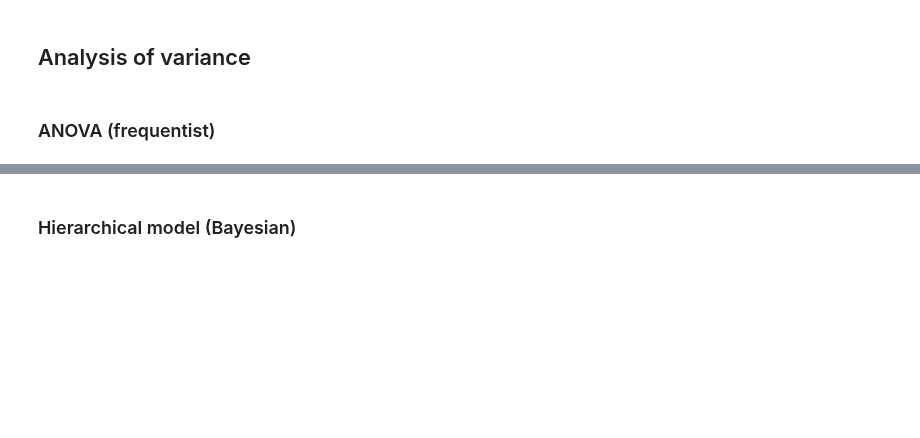
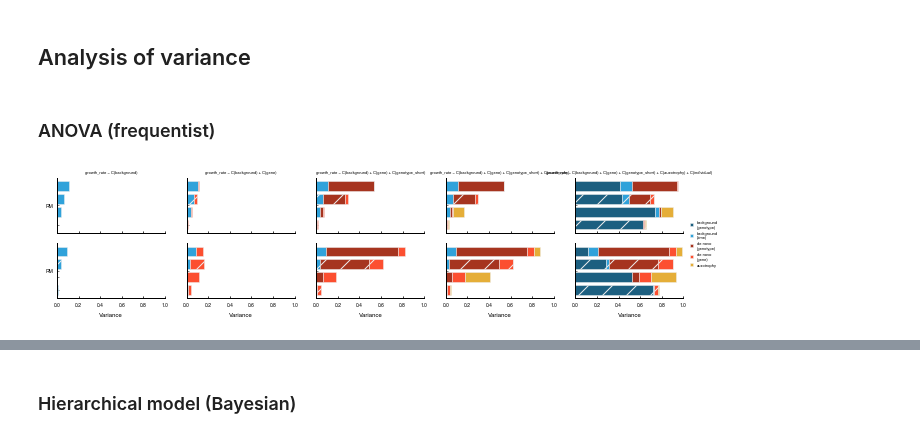
Before and after one commit to ivazquez/clonal-heterogeneity, a Jupyter notebook: src/figure5.ipynb, the cells around one changed output, grey strips where cells are left out. Drawn from its saved outputs; the diff is of its cells as text; code cells hidden in the pictures; blank space fills up the shorter version.

Commit message:
Plotting and stats functions

```diff
--- a/src/figure5.ipynb
+++ b/src/figure5.ipynb
@@ -1325,0 +1057,93 @@ plt.show()
+# %%
+sdf = spores_norm_df
+sdf = sdf[sdf.background.isin(['ancestral','evolved'])]
+sdf = sdf[np.isfinite(sdf['growth_rate'])]
+
+hdf = hybrids_norm_df
+hdf = hdf[hdf.background.isin([('ancestral','ancestral'),('ancestral','evolved'),('evolved','evolved')])]
+hdf = hdf[np.isfinite(hdf['growth_rate'])]
+
+formulas = ['growth_rate ~ C(background)',
+            'growth_rate ~ C(background) + C(gene)',
+            'growth_rate ~ C(background) + C(gene) + C(genotype_short)',
+            'growth_rate ~ C(background) + C(gene) + C(genotype_short) + C(individual)',
+            'growth_rate ~ C(background) + C(gene) + C(genotype_short) + C(individual) + C(auxotrophy)']
+
+fig, axes = plt.subplots(nrows=2, ncols=5, figsize=(10, 2), sharex=True, sharey=True)
+
+for ii, formula in enumerate(formulas):
+
+    msdf = sdf.groupby(['env_evo','env_test']).apply(stats.mean_vectors, formula)
+    mhdf = hdf.groupby(['env_evo','env_test']).apply(stats.mean_vectors, formula)
+
+    tsdf = sdf.groupby(['env_evo','env_test']).apply(stats.variance_vectors, formula)
+    thdf = hdf.groupby(['env_evo','env_test']).apply(stats.variance_vectors, formula)
+    df = pd.concat([tsdf, thdf], keys=['spores','hybrids'], names=['type'])
+
+    # fix columns
+    df = df.rename(
+        columns={
+            'C(background)':'background\n(time)',
+            'C(gene)':'de novo\n(gene)',
+            'C(genotype_short)':'de novo\n(genotype)',
+            'C(auxotrophy)':'auxotrophy',
+            'C(individual)':'background\n(genotype)',
+        }
+    )
+
+    order = ['background\n(genotype)','background\n(time)','de novo\n(genotype)','de novo\n(gene)','auxotrophy']
+    order = [val for val in order if val in df.columns]
+    df = df[order]
+
+    # fix index
+    df = df.swaplevel('type', 'env_evo')
+    df = df.swaplevel('type', 'env_test')
+    df = df.sort_index(level=['env_evo','env_test','type'])
+    df = df.sort_index(ascending=False)
+
+    for jj, (env_evo, ge) in enumerate(df.groupby(level='env_evo')):
+
+        axes[0,ii].set_title(formula, fontsize=4)
+
+        ax = axes[jj,ii]
+        utils.simple_axes(ax)
+
+        ge.plot(ax=ax, kind='barh', stacked=True,
+                color=[factor_dict['color'][x] for x in ge.columns],
+                align='center', legend=False, width=0.75)
+
+        bars = ax.patches
+        hatches = ''.join([factor_dict['hatch'][x] for x in ge.index.get_level_values('type')]*len(ge)*2)
+
+        for bar, hatch in zip(bars, hatches):
+            bar.set_hatch(hatch)
+
+        # x-axis
+        ax.set_xlabel('Variance', fontsize=6)
+        ax.set_xlim((0,1))
+
+        # y-axis
+        ystart, yend, ylabels = plot.set_custom_labels(ge.index, 0)
+        ax.set_yticks(ylabels.values(), minor=False)
+        ax.set_yticklabels(ylabels.keys(), minor=False, fontsize=5)
+        ax.set_ylabel('', fontsize=6)
+
+leg = ax.legend(bbox_to_anchor=(1.05, 1.0), frameon=False,
+                loc='center left', borderaxespad=0.,
+                handlelength=0.75, prop={'size':4})
+
+for ax in fig.get_axes():
+
+    plt.setp(ax.get_xticklabels(), fontsize=5)
+    plt.setp(ax.get_yticklabels(), fontsize=5)
+
+    ax.tick_params(size=2)
+
+    for loc in ['top','bottom','left','right']:
+        ax.spines[loc].set_linewidth(1)
+
+fig.savefig(dir_supp+'figures/figureSX_pheno_cross/figureSX_pheno_cross_anova.png', dpi=300, bbox_inches='tight')
+fig.savefig(dir_supp+'figures/figureSX_pheno_cross/figureSX_pheno_cross_anova.svg', dpi=300, bbox_inches='tight')
+plt.show()
+# %% [output]
+[figure, added]
```
Also changed, not shown: parts of 28 cells of this notebook, 14 other files.
